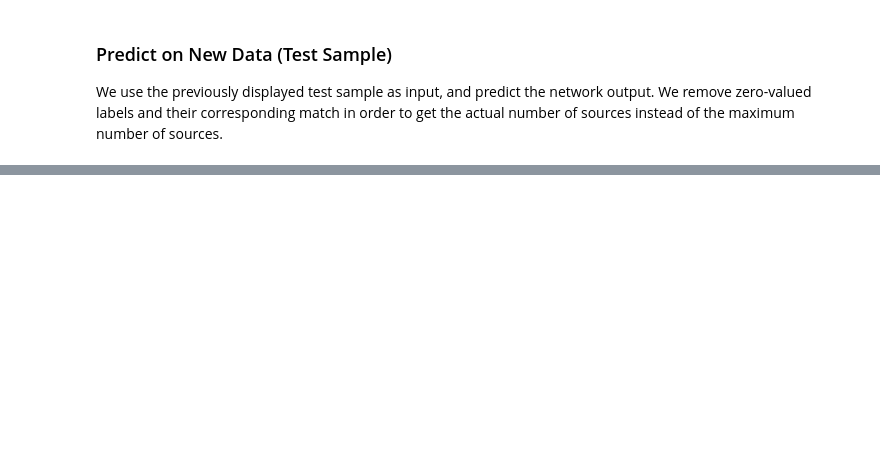
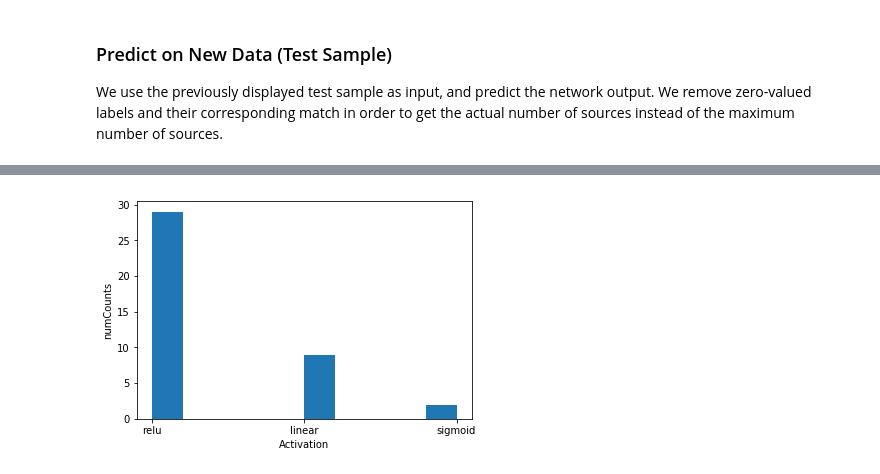
Before and after one commit to OrrAvrech/Alex_Orr_Project, a Jupyter notebook: NNflow/VizResults.ipynb, the cells around one changed output, grey strips where cells are left out. Drawn from its saved outputs; the diff is of its cells as text; code cells hidden in the pictures; blank space fills up the shorter version.

```diff
--- a/NNflow/VizResults.ipynb
+++ b/NNflow/VizResults.ipynb
@@ -177,0 +268,6 @@ showPredictions(y_pred, sample_y)
+# %%
+with open(os.path.join('search_results', 'params_scores.h5'), 'rb') as paramsFile:
+        search_results = pickle.load(paramsFile)
+
+for p in search_results:
+    print(p)
@@ -177,0 +292,6 @@ showPredictions(y_pred, sample_y)
+# %%
+import SearchResult as sr
+
+sr.plot_activation_hist(search_results)
+# %% [output]
+[figure, added]
```
Also changed, not shown: parts of 29 cells of this notebook, 11 other files.
